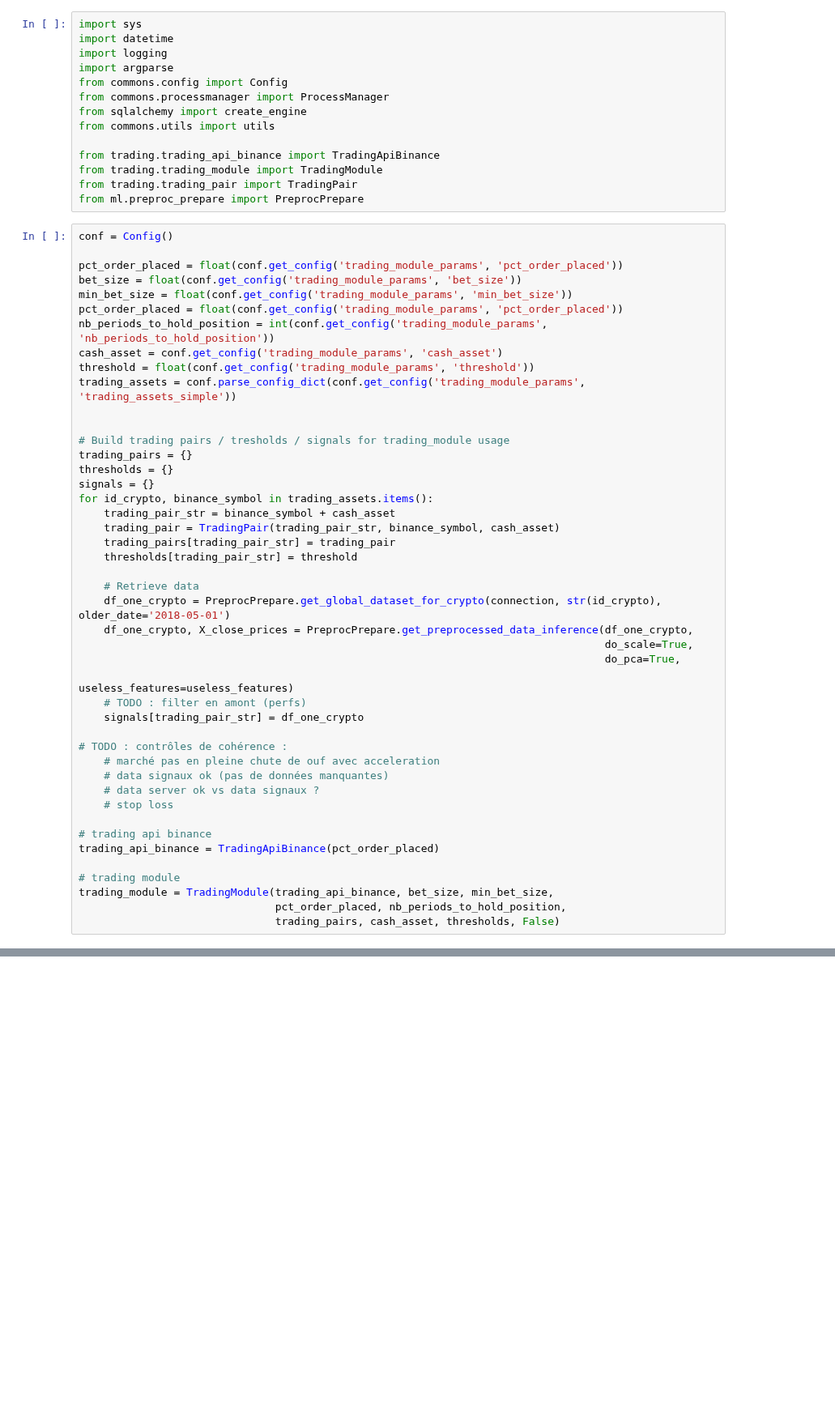
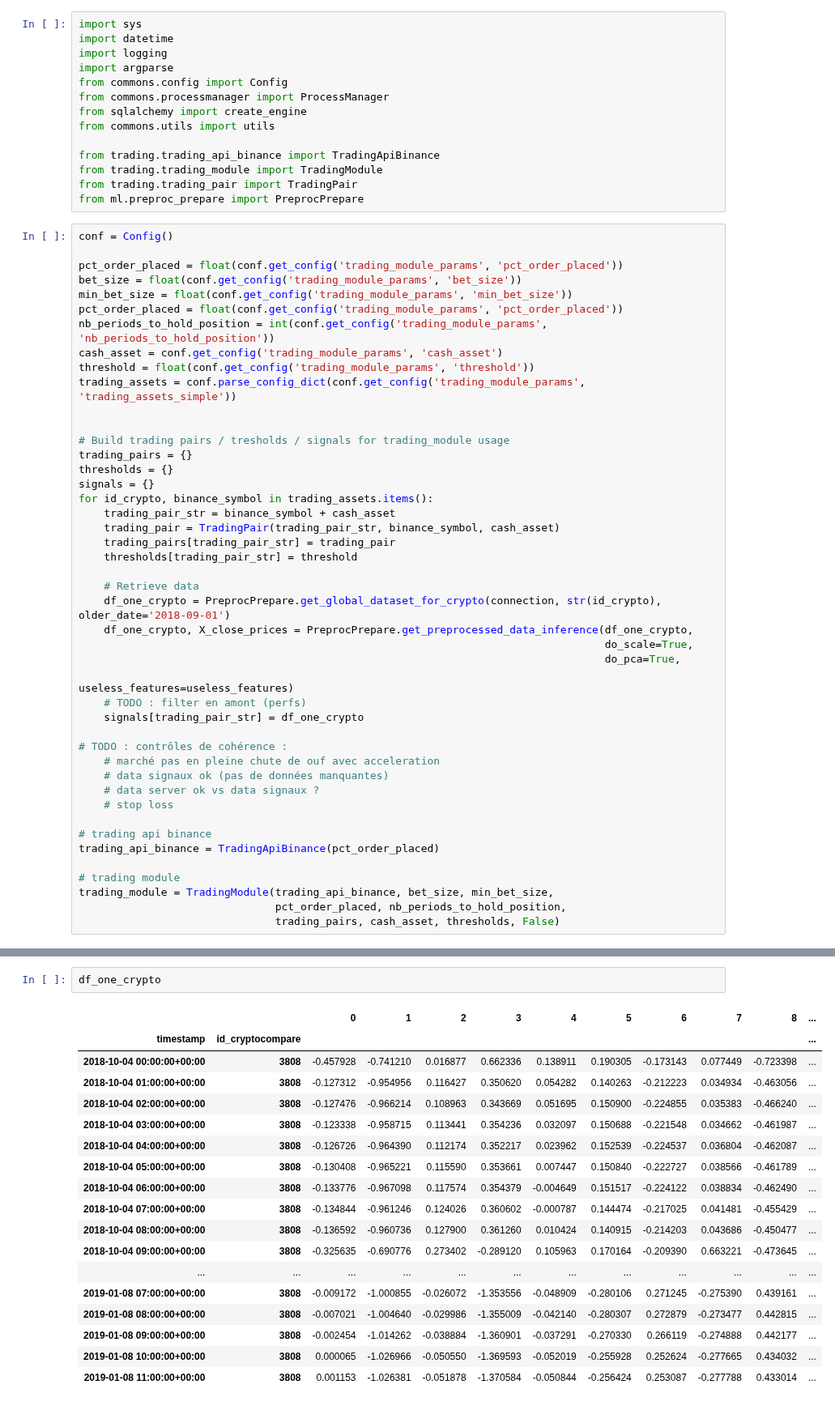
Before and after one commit to cysacenda/algocryptos, a Jupyter notebook: notebooks/ML/algocryptos_global.ipynb, the cells around one changed output, grey strips where cells are left out. Shown at 81% size. Drawn from its saved outputs; the diff is of its cells as text; blank space fills up the shorter version.

```diff
--- a/notebooks/ML/algocryptos_global.ipynb
+++ b/notebooks/ML/algocryptos_global.ipynb
@@ -169,7 +169,7 @@ for id_crypto, binance_symbol in trading_assets.items():
     thresholds[trading_pair_str] = threshold
 
     # Retrieve data
-    df_one_crypto = PreprocPrepare.get_global_dataset_for_crypto(connection, str(id_crypto), older_date='2018-05-01')
+    df_one_crypto = PreprocPrepare.get_global_dataset_for_crypto(connection, str(id_crypto), older_date='2018-09-01')
     df_one_crypto, X_close_prices = PreprocPrepare.get_preprocessed_data_inference(df_one_crypto,
                                                                                    do_scale=True,
                                                                                    do_pca=True,
@@ -211,0 +201,21 @@ ValueError: Found array with 0 sample(s) (shape=(0, 100)) while a minimum of 1 i
+# %%
+df_one_crypto
+# %% [output]
+|  |  | 0 | 1 | 2 | 3 | 4 | 5 | 6 | 7 | 8 | ... |
+| timestamp | id_cryptocompare |  |  |  |  |  |  |  |  |  | ... |
+| 2018-10-04 00:00:00+00:00 | 3808 | -0.457928 | -0.741210 | 0.016877 | 0.662336 | 0.138911 | 0.190305 | -0.173143 | 0.077449 | -0.723398 | ... |
+| 2018-10-04 01:00:00+00:00 | 3808 | -0.127312 | -0.954956 | 0.116427 | 0.350620 | 0.054282 | 0.140263 | -0.212223 | 0.034934 | -0.463056 | ... |
+| 2018-10-04 02:00:00+00:00 | 3808 | -0.127476 | -0.966214 | 0.108963 | 0.343669 | 0.051695 | 0.150900 | -0.224855 | 0.035383 | -0.466240 | ... |
+| 2018-10-04 03:00:00+00:00 | 3808 | -0.123338 | -0.958715 | 0.113441 | 0.354236 | 0.032097 | 0.150688 | -0.221548 | 0.034662 | -0.461987 | ... |
+| 2018-10-04 04:00:00+00:00 | 3808 | -0.126726 | -0.964390 | 0.112174 | 0.352217 | 0.023962 | 0.152539 | -0.224537 | 0.036804 | -0.462087 | ... |
+| 2018-10-04 05:00:00+00:00 | 3808 | -0.130408 | -0.965221 | 0.115590 | 0.353661 | 0.007447 | 0.150840 | -0.222727 | 0.038566 | -0.461789 | ... |
+| 2018-10-04 06:00:00+00:00 | 3808 | -0.133776 | -0.967098 | 0.117574 | 0.354379 | -0.004649 | 0.151517 | -0.224122 | 0.038834 | -0.462490 | ... |
+| 2018-10-04 07:00:00+00:00 | 3808 | -0.134844 | -0.961246 | 0.124026 | 0.360602 | -0.000787 | 0.144474 | -0.217025 | 0.041481 | -0.455429 | ... |
+| 2018-10-04 08:00:00+00:00 | 3808 | -0.136592 | -0.960736 | 0.127900 | 0.361260 | 0.010424 | 0.140915 | -0.214203 | 0.043686 | -0.450477 | ... |
+| 2018-10-04 09:00:00+00:00 | 3808 | -0.325635 | -0.690776 | 0.273402 | -0.289120 | 0.105963 | 0.170164 | -0.209390 | 0.663221 | -0.473645 | ... |
+| ... | ... | ... | ... | ... | ... | ... | ... | ... | ... | ... | ... |
+| 2019-01-08 07:00:00+00:00 | 3808 | -0.009172 | -1.000855 | -0.026072 | -1.353556 | -0.048909 | -0.280106 | 0.271245 | -0.275390 | 0.439161 | ... |
+| 2019-01-08 08:00:00+00:00 | 3808 | -0.007021 | -1.004640 | -0.029986 | -1.355009 | -0.042140 | -0.280307 | 0.272879 | -0.273477 | 0.442815 | ... |
+| 2019-01-08 09:00:00+00:00 | 3808 | -0.002454 | -1.014262 | -0.038884 | -1.360901 | -0.037291 | -0.270330 | 0.266119 | -0.274888 | 0.442177 | ... |
+| 2019-01-08 10:00:00+00:00 | 3808 | 0.000065 | -1.026966 | -0.050550 | -1.369593 | -0.052019 | -0.255928 | 0.252624 | -0.277665 | 0.434032 | ... |
+| 2019-01-08 11:00:00+00:00 | 3808 | 0.001153 | -1.026381 | -0.051878 | -1.370584 | -0.050844 | -0.256424 | 0.253087 | -0.277788 | 0.433014 | ... |
```
Also changed, not shown: parts of 2 cells of this notebook.
